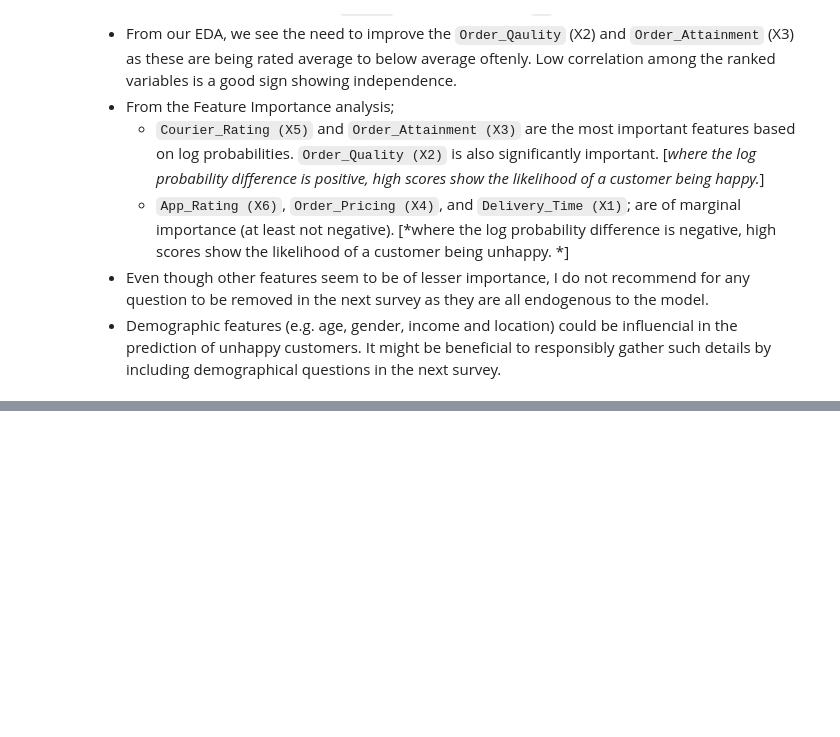
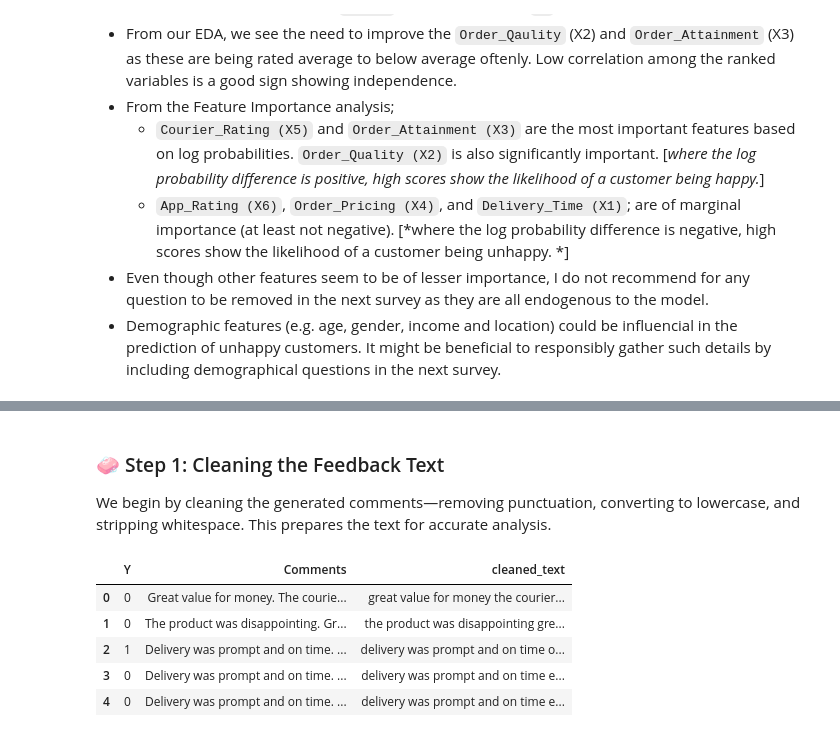
Before and after one commit to AlvinSMoyo/AlvinM_KpEVXA8fWeQhuv6f, a Jupyter notebook: Happy_Customers_AM.ipynb, the cells around one changed output, grey strips where cells are left out. Cells and saved outputs as stored; diff of their text form; code cells hidden in the pictures; blank space fills up the shorter version.

```diff
--- a/Happy_Customers_AM.ipynb
+++ b/Happy_Customers_AM.ipynb
@@ -938,0 +997,23 @@ Maximising on `Recall` ensures the model captures as many unhappy customers as p
+# %% [markdown]
+### 🧼 Step 1: Cleaning the Feedback Text
+
+We begin by cleaning the generated comments—removing punctuation, converting to lowercase, and stripping whitespace. This prepares the text for accurate analysis.
+# %%
+# Clean the generated comment text
+def clean_text(text):
+    text = re.sub(r'[^A-Za-z\s]', '', str(text))  # remove punctuation/numbers
+    text = text.lower().strip()
+    return text
+
+df['cleaned_text'] = df['Comments'].apply(clean_text)
+
+
+# Preview
+df[['Y', 'Comments', 'cleaned_text']].head()
+# %% [output]
+|  | Y | Comments | cleaned_text |
+| 0 | 0 | Great value for money. The courie... | great value for money the courier... |
+| 1 | 0 | The product was disappointing. Gr... | the product was disappointing gre... |
+| 2 | 1 | Delivery was prompt and on time. ... | delivery was prompt and on time o... |
+| 3 | 0 | Delivery was prompt and on time. ... | delivery was prompt and on time e... |
+| 4 | 0 | Delivery was prompt and on time. ... | delivery was prompt and on time e... |
```
Also changed, not shown: parts of 19 cells of this notebook.
